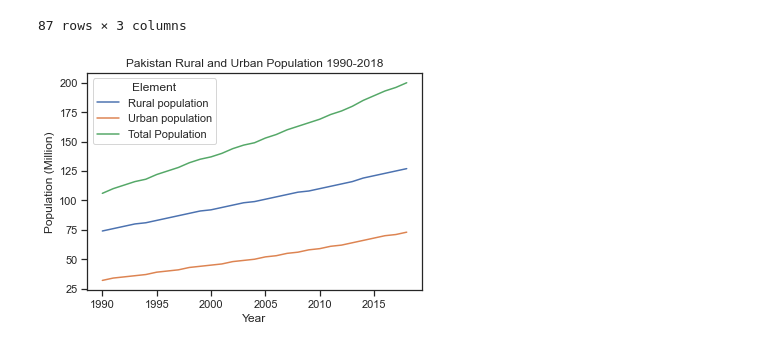
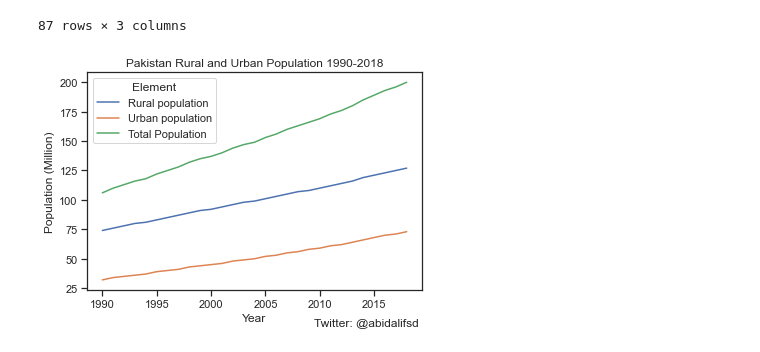
Before and after one commit to abid-2362/python-ka-chilla, a Jupyter notebook: sessions/29/29_rural_urban.ipynb, the cells around one changed output. Saved outputs shown, nothing was run; the diff lists cells and outputs as text; code cells hidden in the pictures.

Commit message:
Video 29 - Day 12 WIP - Playing with generating plot

```diff
--- a/sessions/29/29_rural_urban.ipynb
+++ b/sessions/29/29_rural_urban.ipynb
@@ -140,9 +140,11 @@ required_data.to_csv("../../data/rural_urban_total_population_pakistan.csv", ind
 # %%
 # Draw a line graph
 sns.lineplot(x="Year", y="Value", hue="Element", data=required_data)
+# plt.text(x=100,y=1000, s="abidalifsd")
 plt.title("Pakistan Rural and Urban Population 1990-2018")
 plt.xlabel("Year")
 plt.ylabel("Population (Million)")
+plt.figtext(x=0.65, y=0.0, s="Twitter: @abidalifsd")
 plt.show()
 # %% [output]
-[figure, old version]
+[figure, new version]
```
Also changed, not shown: parts of 1 cell of this notebook, 1 other file.
